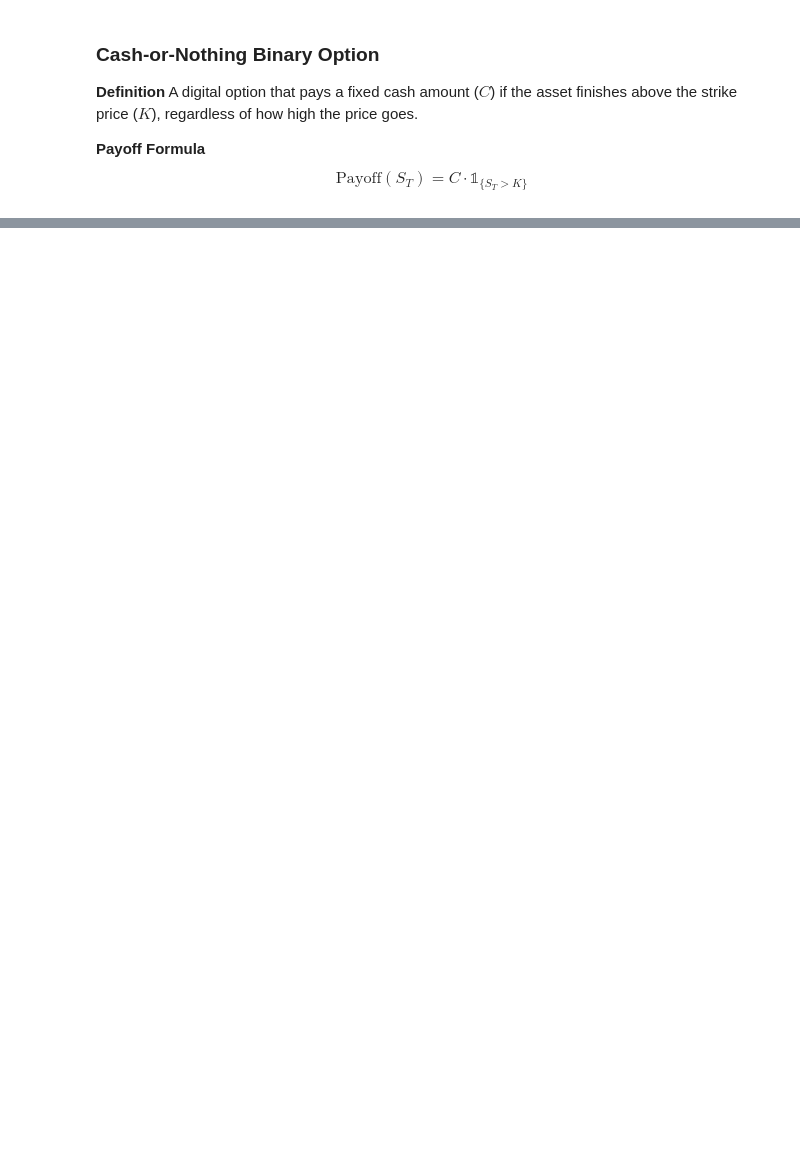
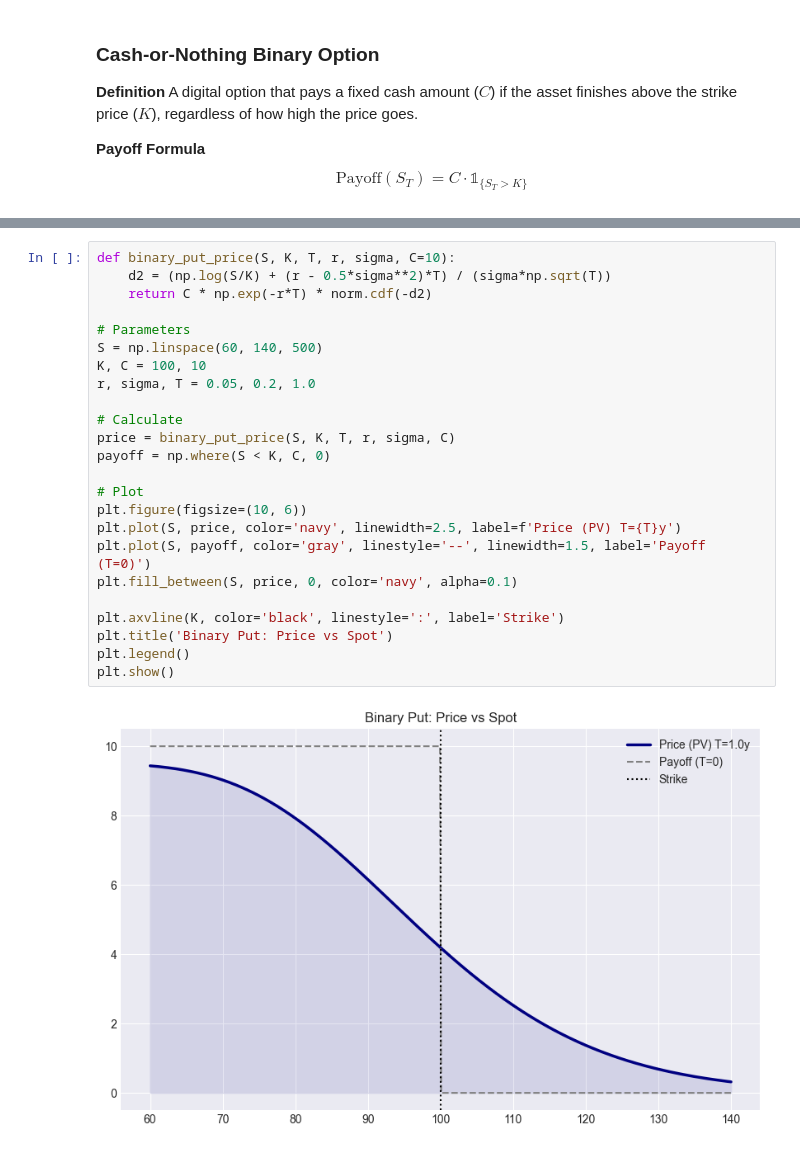
Before and after one commit to Mathis-14/Option_Pricing, a Jupyter notebook: exotics/binary_options.ipynb, the cells around one changed output, grey strips where cells are left out. Cells and saved outputs as stored; diff of their text form; blank space fills up the shorter version.

```diff
--- a/exotics/binary_options.ipynb
+++ b/exotics/binary_options.ipynb
@@ -42,0 +215,26 @@ plt.show()
+# %%
+def binary_put_price(S, K, T, r, sigma, C=10):
+    d2 = (np.log(S/K) + (r - 0.5*sigma**2)*T) / (sigma*np.sqrt(T))
+    return C * np.exp(-r*T) * norm.cdf(-d2)
+
+# Parameters
+S = np.linspace(60, 140, 500)
+K, C = 100, 10
+r, sigma, T = 0.05, 0.2, 1.0
+
+# Calculate
+price = binary_put_price(S, K, T, r, sigma, C)
+payoff = np.where(S < K, C, 0)
+
+# Plot
+plt.figure(figsize=(10, 6))
+plt.plot(S, price, color='navy', linewidth=2.5, label=f'Price (PV) T={T}y')
+plt.plot(S, payoff, color='gray', linestyle='--', linewidth=1.5, label='Payoff (T=0)')
+plt.fill_between(S, price, 0, color='navy', alpha=0.1)
+
+plt.axvline(K, color='black', linestyle=':', label='Strike')
+plt.title('Binary Put: Price vs Spot')
+plt.legend()
+plt.show()
+# %% [output]
+[figure, added]
```
Also changed, not shown: parts of 10 cells of this notebook.
